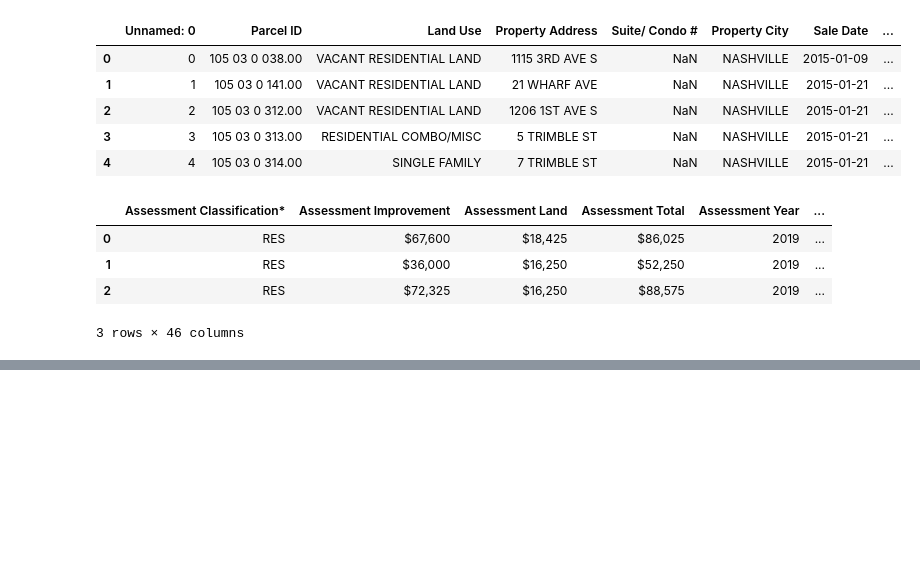
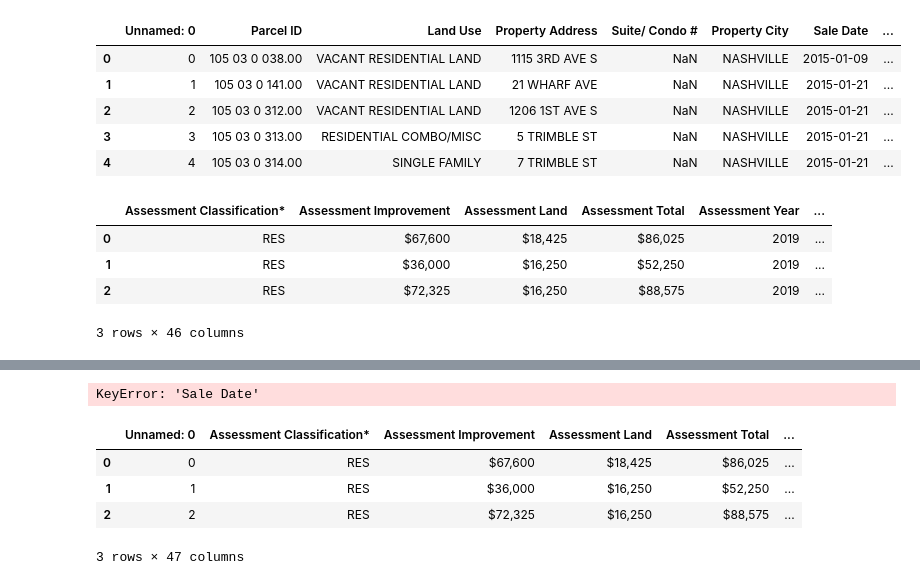
Before and after one commit to drewlehe/Nashville, a Jupyter notebook: jsonmerger.ipynb, the cells around one changed output, grey strips where cells are left out. Drawn from its saved outputs; the diff is of its cells as text; code cells hidden in the pictures; blank space fills up the shorter version.

```diff
--- a/jsonmerger.ipynb
+++ b/jsonmerger.ipynb
@@ -71,0 +94,4 @@ jdf.head()
+# %%
+jdf['Sale Date'] = pd.to_datetime(df['Sale Date'])
+# %% [output]
+KeyError: 'Sale Date'
@@ -71,0 +100,10 @@ jdf.head()
+# %%
+mydf=pd.read_csv('jdf.csv')
+
+mydf.head()
+# %% [output]
+|  | Unnamed: 0 | Assessment Classification* | Assessment Improvement | Assessment Land | Assessment Total | ... |
+| 0 | 0 | RES | $67,600 | $18,425 | $86,025 | ... |
+| 1 | 1 | RES | $36,000 | $16,250 | $52,250 | ... |
+| 2 | 2 | RES | $72,325 | $16,250 | $88,575 | ... |
+3 rows × 47 columns
```
Also changed, not shown: parts of 6 cells of this notebook.
